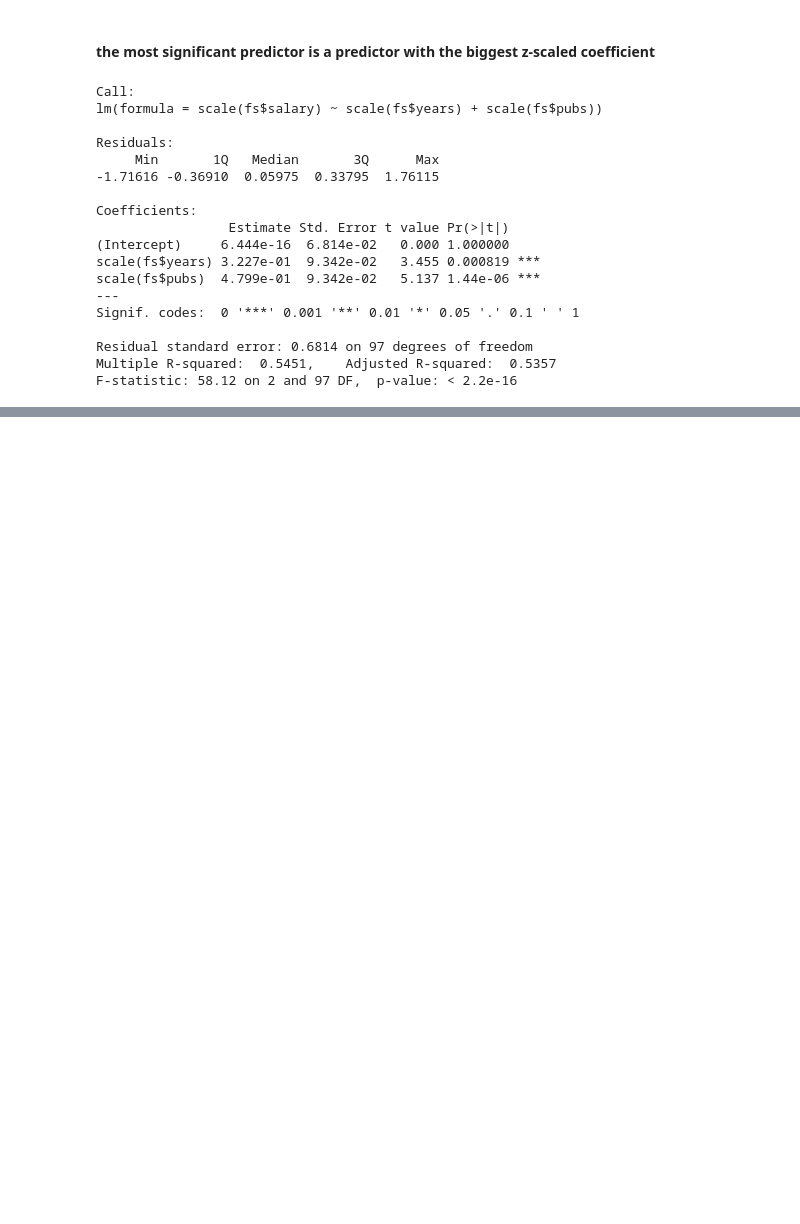
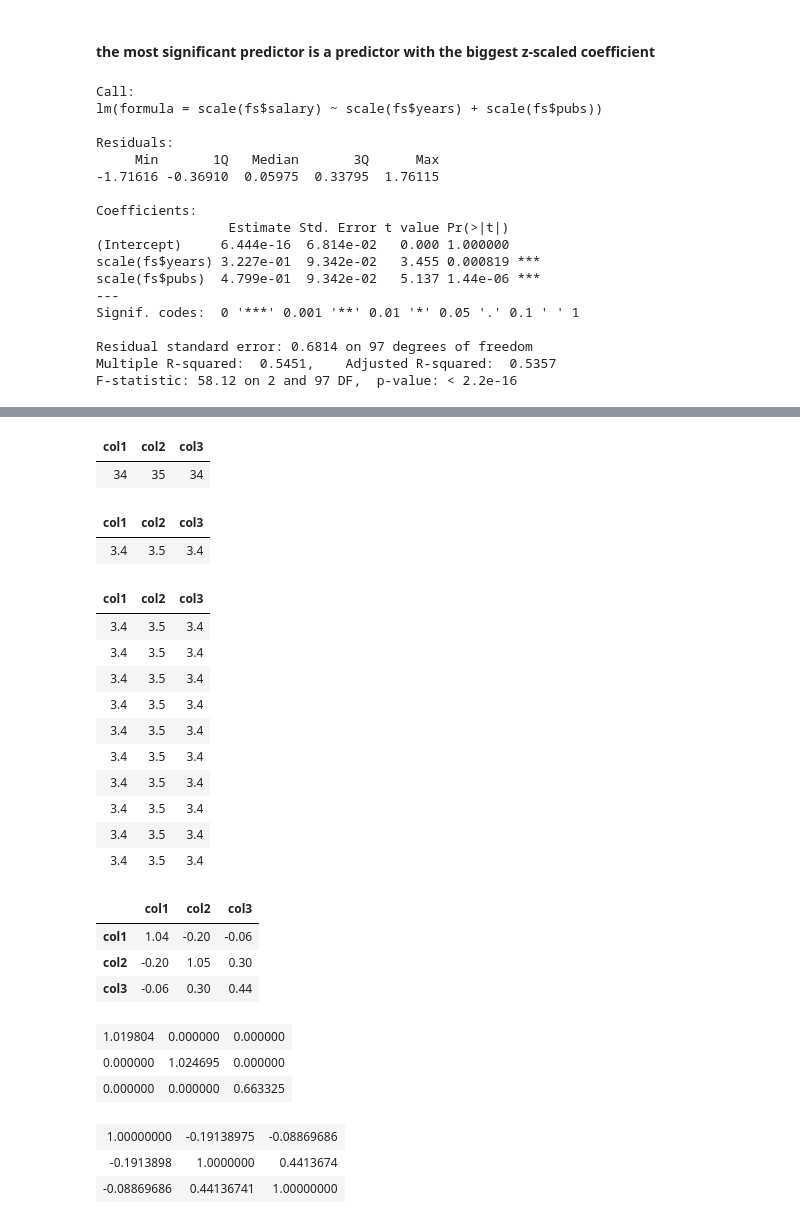
Before and after one commit to slzdevsnp/learn, a Jupyter notebook: intro_stat_mult_regr/multiple_regression_nb.ipynb, the cells around one changed output, grey strips where cells are left out. Drawn from its saved outputs; the diff is of its cells as text; code cells hidden in the pictures; blank space fills up the shorter version.

```diff
--- a/intro_stat_mult_regr/multiple_regression_nb.ipynb
+++ b/intro_stat_mult_regr/multiple_regression_nb.ipynb
@@ -104,0 +133,33 @@ F-statistic: 58.12 on 2 and 97 DF,  p-value: < 2.2e-16
+# %%
+#identity matrix
+n<-nrow(X) # number of observations per column, 10
+I<-matrix(1,10,1)
+#matrix of sum of columns
+t_mat <- t(I) %*% X
+t_mat
+# %% [output]
+| col1 | col2 | col3 |
+| 34 | 35 | 34 |
+# %%
+#vector of means
+M <- t_mat * n^-1
+M
+# %% [output]
+| col1 | col2 | col3 |
+| 3.4 | 3.5 | 3.4 |
+# %%
+##matrix of means (10,x)
+MM <- matrix(1,10,1) %*% M
+MM
+# %% [output]
+| col1 | col2 | col3 |
+| 3.4 | 3.5 | 3.4 |
+| 3.4 | 3.5 | 3.4 |
+| 3.4 | 3.5 | 3.4 |
+| 3.4 | 3.5 | 3.4 |
+| 3.4 | 3.5 | 3.4 |
+| 3.4 | 3.5 | 3.4 |
+| 3.4 | 3.5 | 3.4 |
+| 3.4 | 3.5 | 3.4 |
+| 3.4 | 3.5 | 3.4 |
+| 3.4 | 3.5 | 3.4 |
@@ -104,0 +172,24 @@ F-statistic: 58.12 on 2 and 97 DF,  p-value: < 2.2e-16
+# %%
+#variance-covariance matrix
+C <- S * n^-1 #variance on diagnoal, cov off-diagonal
+# %% [output]
+|  | col1 | col2 | col3 |
+| col1 | 1.04 | -0.20 | -0.06 |
+| col2 | -0.20 | 1.05 | 0.30 |
+| col3 | -0.06 | 0.30 | 0.44 |
+# %%
+#standard deviation diagonal matrix (sd on diagonal, zeros off diagonal)
+SD <- diag( diag(C)^0.5,  nrow=3,ncol=3)
+SD # note that SD is symmetric,  i.e. t(SD) = SD
+# %% [output]
+| 1.019804 | 0.000000 | 0.000000 |
+| 0.000000 | 1.024695 | 0.000000 |
+| 0.000000 | 0.000000 | 0.663325 |
+# %%
+#correlation matrix
+R <- solve(SD) %*% C %*% solve(SD)  #solve(SD) is inverse of SD
+R
+# %% [output]
+| 1.00000000 | -0.19138975 | -0.08869686 |
+| -0.1913898 | 1.0000000 | 0.4413674 |
+| -0.08869686 | 0.44136741 | 1.00000000 |
```
Also changed, not shown: parts of 5 cells of this notebook, 1 other file.
